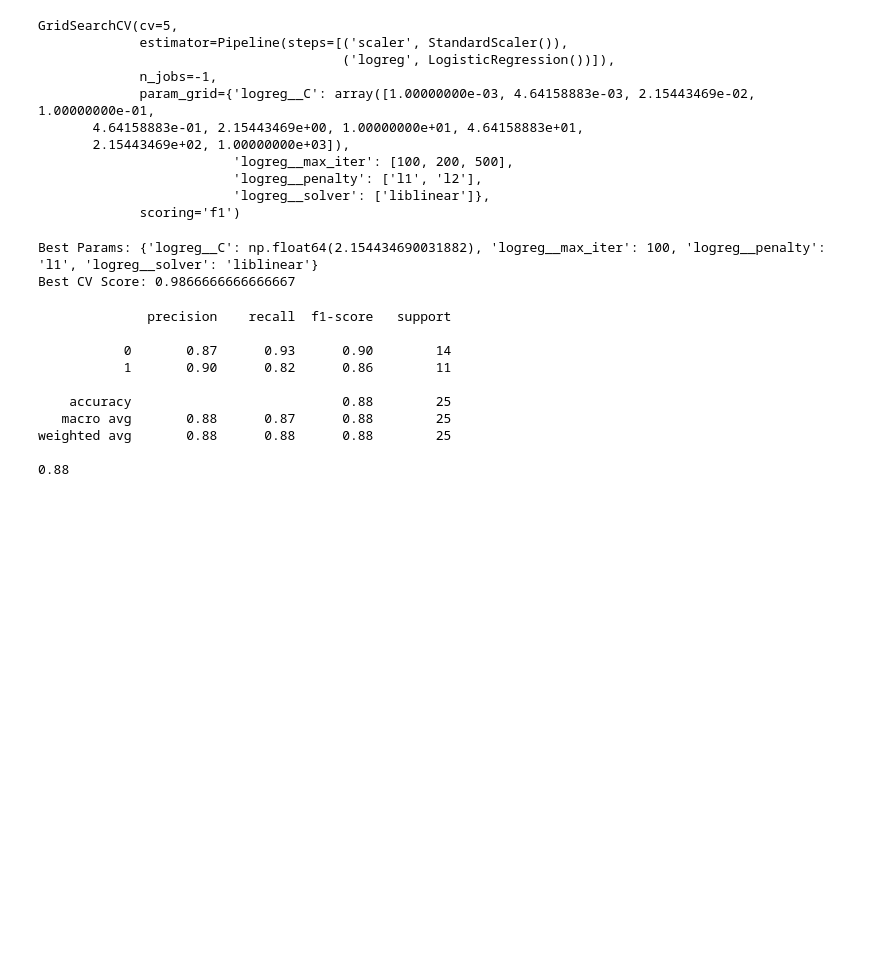
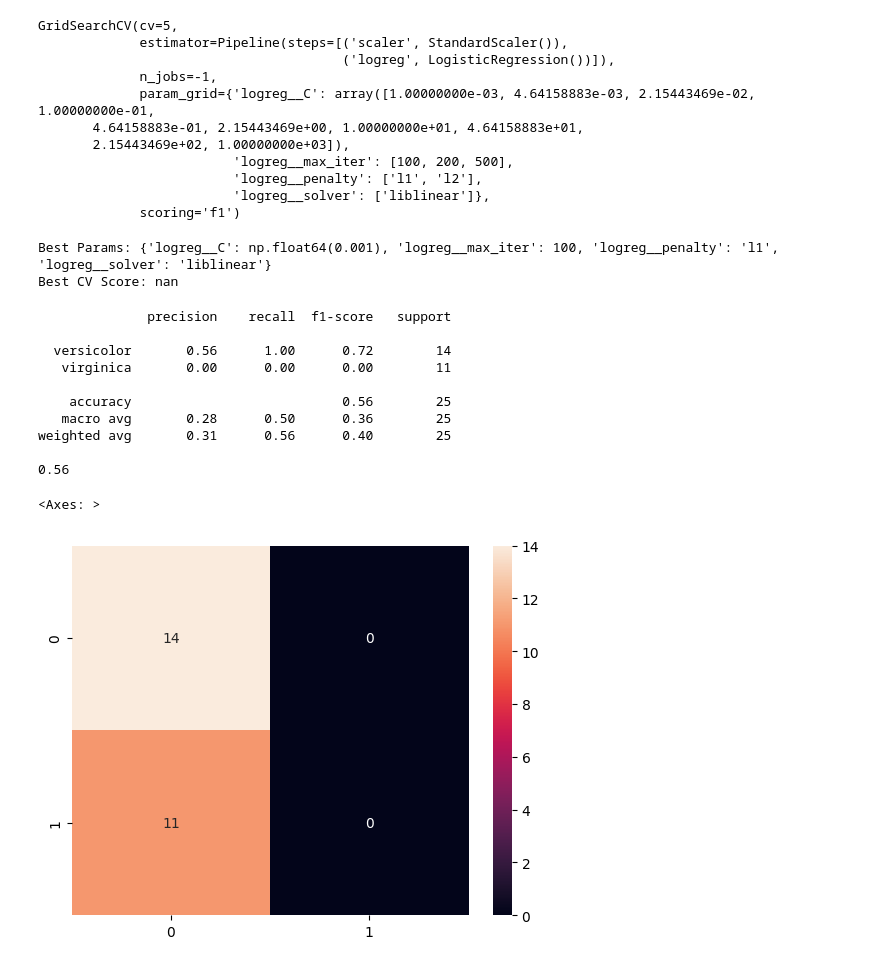
Before and after one commit to ShivamAttri05/Machine_Learning, a Jupyter notebook: Lecture_07_Logistic_Regression/Logistic_Regression_Binary.ipynb, the cells around one changed output. Cells and saved outputs as stored; diff of their text form; code cells hidden in the pictures; blank space fills up the shorter version.

```diff
--- a/Lecture_07_Logistic_Regression/Logistic_Regression_Binary.ipynb
+++ b/Lecture_07_Logistic_Regression/Logistic_Regression_Binary.ipynb
@@ -29,8 +29,9 @@ petal_length    0
 petal_width     0
 species         0
 dtype: int64
-# %%
-df = df[df['species']!="setosa"]
+# %%
+# Converting to binary classification problem for simplicity
+df = df[df['species'].isin(["versicolor", "virginica"])].copy()
 # %%
 df.head()
 # %% [output]
@@ -41,10 +42,10 @@ df.head()
 | 53 | 5.5 | 2.3 | 4.0 | 1.3 | versicolor |
 | 54 | 6.5 | 2.8 | 4.6 | 1.5 | versicolor |
 # %%
-df["species"] =  df['species'].map({
-    "versicolor":0,
-    "virginica":1
-})
+from sklearn.preprocessing import LabelEncoder
+
+le = LabelEncoder()
+y = le.fit_transform(df["species"])
 # %%
 df.head()
 # %% [output]
@@ -105,8 +106,8 @@ GridSearchCV(cv=5,
 print("Best Params:", grid.best_params_)
 print("Best CV Score:", grid.best_score_)
 # %% [output]
-Best Params: {'logreg__C': np.float64(2.154434690031882), 'logreg__max_iter': 100, 'logreg__penalty': 'l1', 'logreg__solver': 'liblinear'}
-Best CV Score: 0.9866666666666667
+Best Params: {'logreg__C': np.float64(0.001), 'logreg__max_iter': 100, 'logreg__penalty': 'l1', 'logreg__solver': 'liblinear'}
+Best CV Score: nan
 # %%
 y_pred = grid.best_estimator_.predict(X_test)
 print(classification_report(y_test, y_pred))
@@ -114,11 +115,19 @@ print(accuracy_score(y_pred, y_test))
 # %% [output]
               precision    recall  f1-score   support
 
-           0       0.87      0.93      0.90        14
-           1       0.90      0.82      0.86        11
+  versicolor       0.56      1.00      0.72        14
+   virginica       0.00      0.00      0.00        11
 
-    accuracy                           0.88        25
-   macro avg       0.88      0.87      0.88        25
-weighted avg       0.88      0.88      0.88        25
+    accuracy                           0.56        25
+   macro avg       0.28      0.50      0.36        25
+weighted avg       0.31      0.56      0.40        25
 
-0.88
+0.56
+# %%
+from sklearn.metrics import confusion_matrix
+
+cm = confusion_matrix(y_test, y_pred)
+sns.heatmap(cm, annot=True, fmt="d")
+# %% [output]
+<Axes: >
+[figure, added]
```
Also changed, not shown: parts of 1 cell of this notebook.
